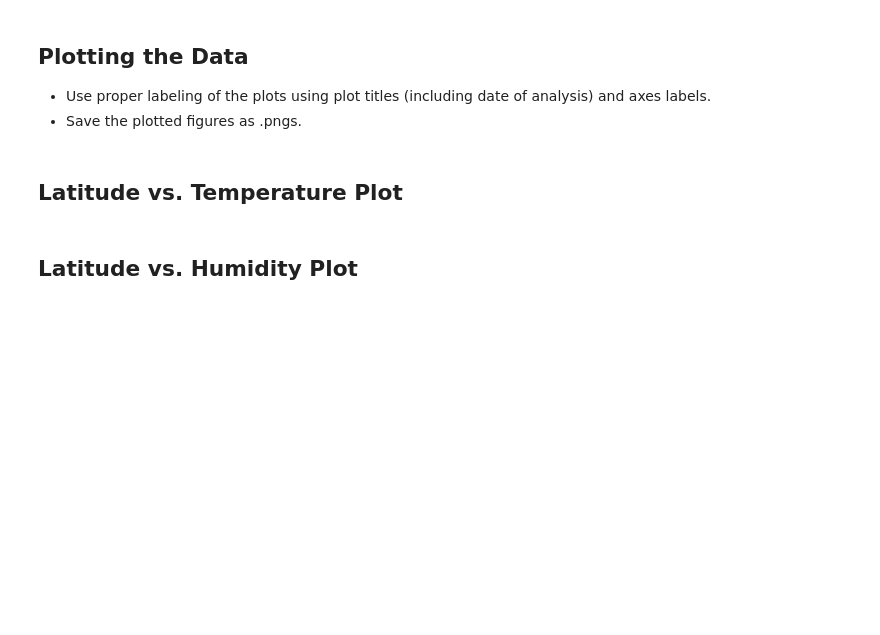
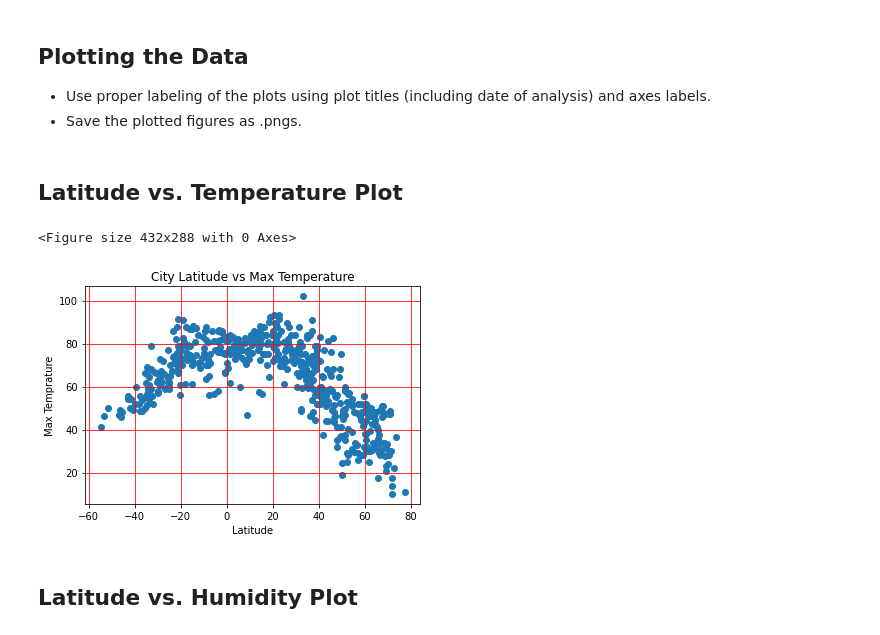
Before and after one commit to Jam0134/python-api-challenge-week-6, a Jupyter notebook: WeatherPy.ipynb, the cells around one changed output. Cells and saved outputs as stored; diff of their text form; code cells hidden in the pictures; blank space fills up the shorter version.

```diff
--- a/WeatherPy.ipynb
+++ b/WeatherPy.ipynb
@@ -256,5 +256,19 @@ clean_city_data.to_csv('clean_city_data.csv')
 * Save the plotted figures as .pngs.
 # %% [markdown]
 ## Latitude vs. Temperature Plot
+# %%
+# PLOT DATA FROM ABOVE REFER TO CLASS WORK WEEK 6 COPY THIS EXAMPLE FOR OTHER PLOTS BELOW TO MAKE EASIER
+
+plt.figure(facecolor=(1, 1, 1))
+fig = plt.figure()
+fig.patch.set_facecolor
+plt.scatter(clean_city_data["Lat"],clean_city_data["Max Temp"] )
+plt.title("City Latitude vs Max Temperature")
+plt.ylabel("Max Temprature")
+plt.xlabel("Latitude")
+plt.grid (b=True,which="major",axis="both",linestyle="-",color="red")
+# %% [output]
+<Figure size 432x288 with 0 Axes>
+[figure, added]
 # %% [markdown]
 ## Latitude vs. Humidity Plot
```
Also changed, not shown: parts of 9 cells of this notebook, 2 other files.
